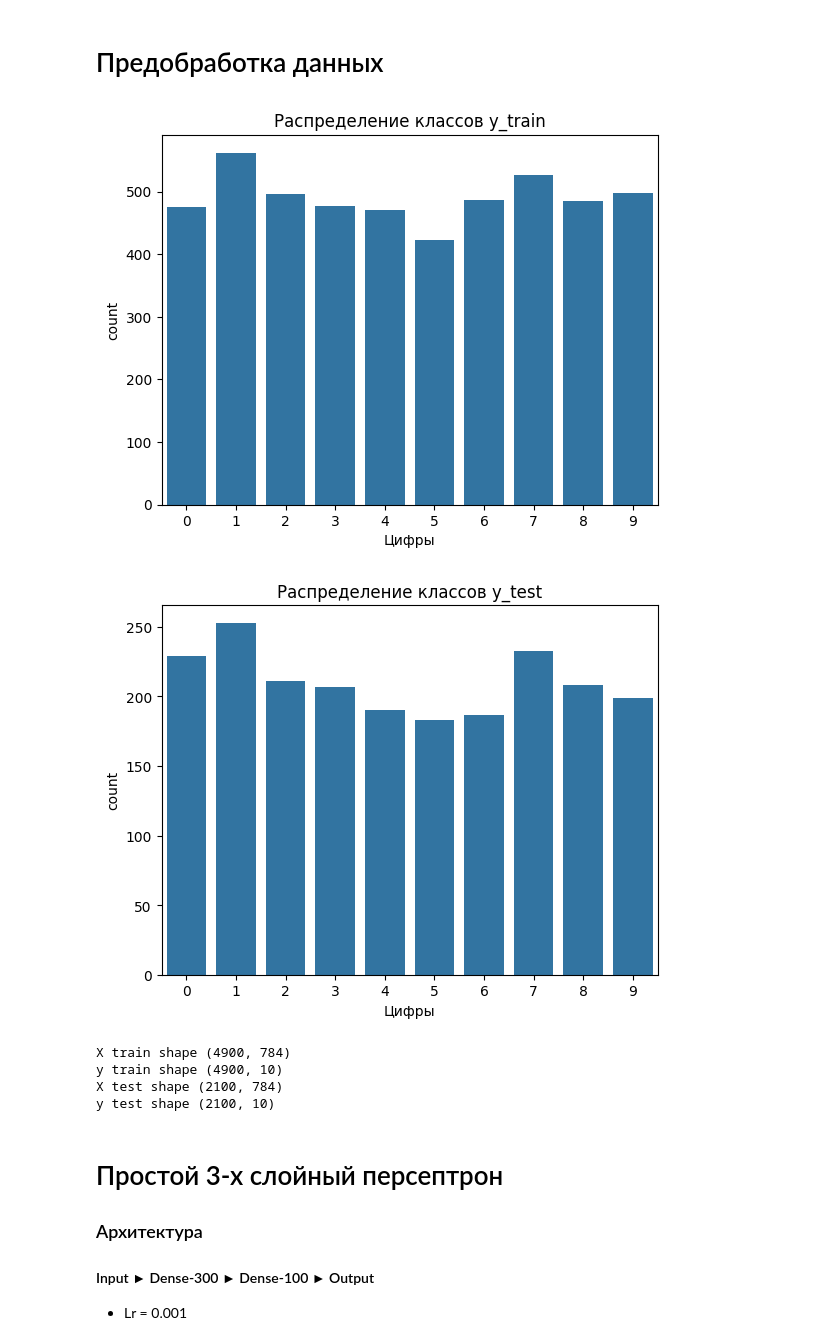
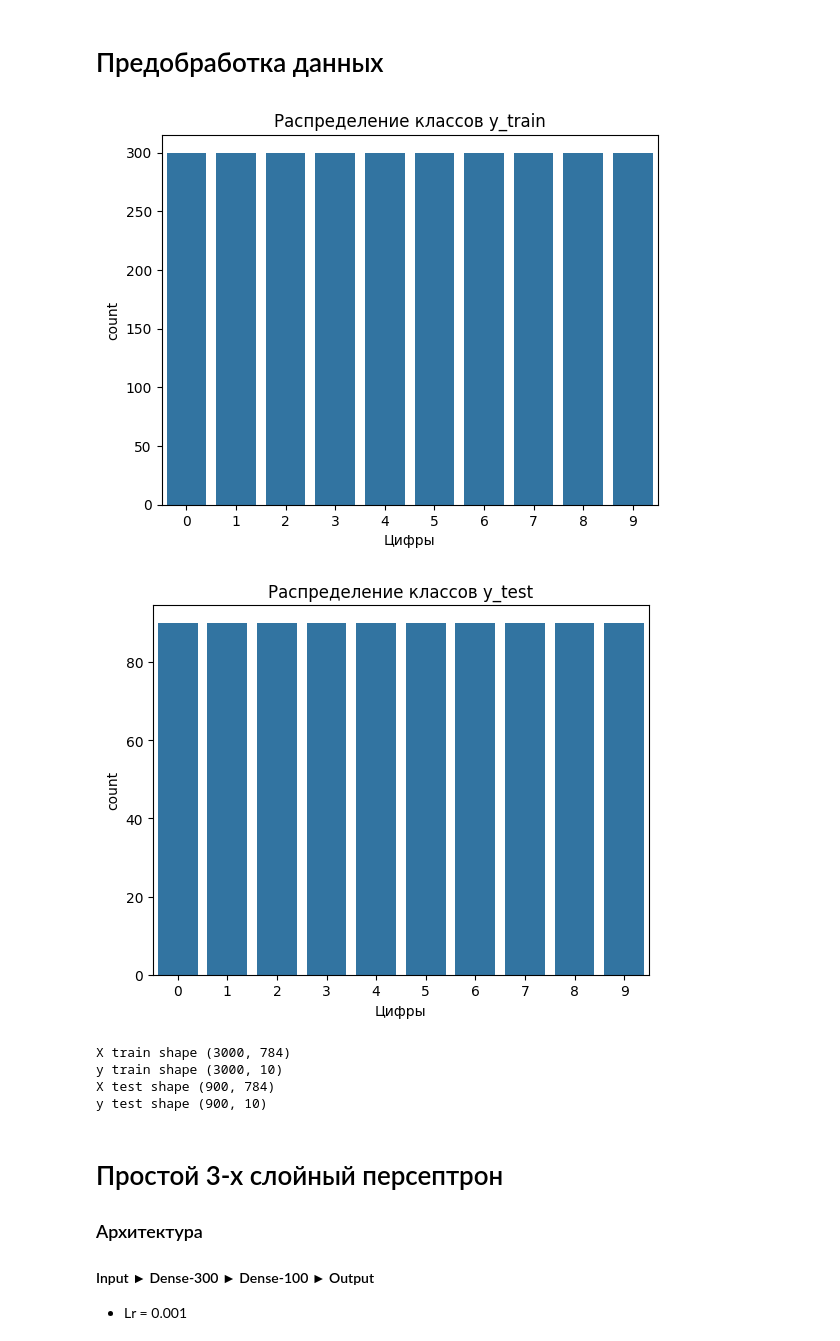
Before and after one commit to IvaMorozilka/CNN-LeNet, a Jupyter notebook: CNN_V3.ipynb, the cells around one changed output. Drawn from its saved outputs; the diff is of its cells as text; code cells hidden in the pictures.

```diff
--- a/CNN_V3.ipynb
+++ b/CNN_V3.ipynb
@@ -473,42 +473,43 @@ class NerualNetworkBase:
 # %%
 np.random.seed(0)
 
 (x_train, y_train), (x_test, y_test) = mnist.load_data()
-X = np.concatenate((x_train, x_test), axis=0)
-y = np.concatenate((y_train, y_test), axis=0)
+# X = np.concatenate((x_train, x_test), axis=0)
+# y = np.concatenate((y_train, y_test), axis=0)
 
 # Для теста
-X, y = reduce_mnist(X, y, 7000)
+X_train, y_train = reduce_dataset(x_train, y_train, 300)
+X_test, y_test = reduce_dataset(x_test, y_test, 90)
 
-X_train, X_test, y_train, y_test = train_test_split(
-    X, y, test_size=0.3, random_state=1)
+# X_train, X_test, y_train, y_test = train_test_split(
+#     X, y, test_size=0.3, random_state=1)
 
 plot_class_distribution(y_train, 'y_train')
 plot_class_distribution(y_test, 'y_test')
 
 
 # Преодбработка
 X_train, X_test = X_train / 255.0, X_test / 255.0
 X_train = X_train.reshape(X_train.shape[0], -1)
 X_test = X_test.reshape(X_test.shape[0], -1)
 X_train -= np.mean(X_train)
 X_test -= np.mean(X_test)
 y_train = to_categorical(y_train)
 y_train = y_train.reshape(y_train.shape[0], -1)
 y_test = to_categorical(y_test)
 y_test = y_test.reshape(y_test.shape[0], -1)
 
 print("X train shape", X_train.shape)
 print("y train shape", y_train.shape)
 print("X test shape", X_test.shape)
 print("y test shape", y_test.shape)
 # %% [output]
-[figure, old version]
+[figure, new version]
-[figure, old version]
+[figure, new version]
-X train shape (4900, 784)
-y train shape (4900, 10)
-X test shape (2100, 784)
-y test shape (2100, 10)
+X train shape (3000, 784)
+y train shape (3000, 10)
+X test shape (900, 784)
+y test shape (900, 10)
 # %% [markdown]
 # Простой 3-х слойный персептрон
 ### Архитектура
```
Also changed, not shown: parts of 6 cells of this notebook.
